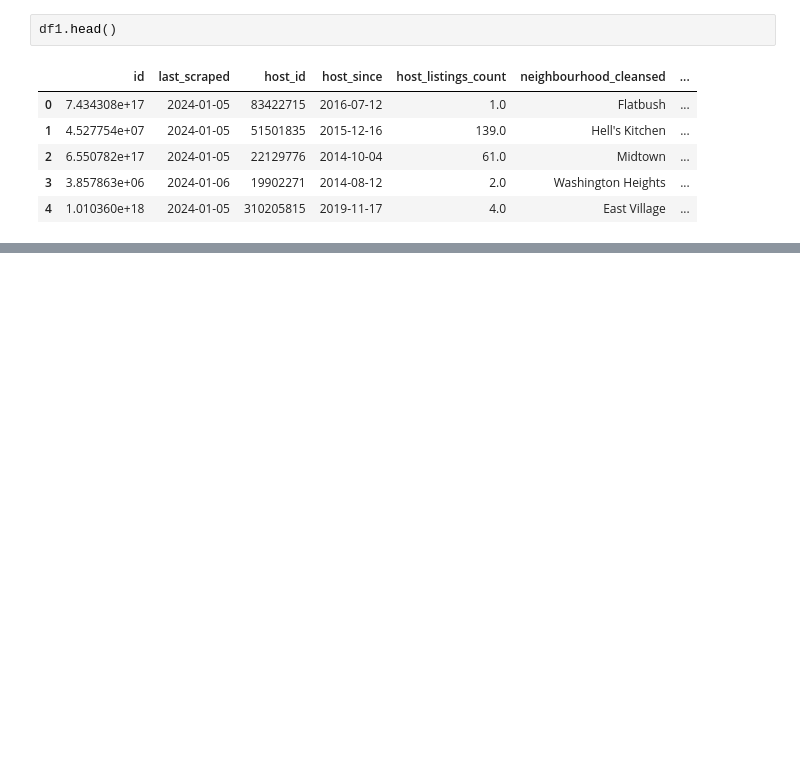
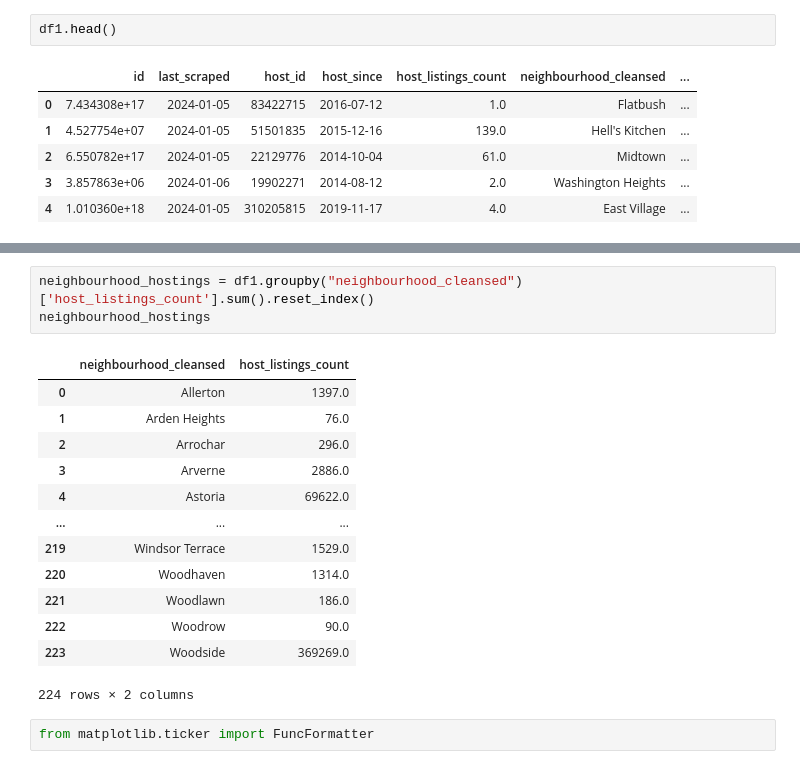
Before and after one commit to The-Five-Musketeers/group_project1, a Jupyter notebook: Airbnb_2.ipynb, the cells around one changed output, grey strips where cells are left out. Cells and saved outputs as stored; diff of their text form; blank space fills up the shorter version.

```diff
--- a/Airbnb_2.ipynb
+++ b/Airbnb_2.ipynb
@@ -145,0 +183,19 @@ df1.head()
+# %%
+neighbourhood_hostings = df1.groupby("neighbourhood_cleansed")['host_listings_count'].sum().reset_index()
+neighbourhood_hostings
+# %% [output]
+|  | neighbourhood_cleansed | host_listings_count |
+| 0 | Allerton | 1397.0 |
+| 1 | Arden Heights | 76.0 |
+| 2 | Arrochar | 296.0 |
+| 3 | Arverne | 2886.0 |
+| 4 | Astoria | 69622.0 |
+| ... | ... | ... |
+| 219 | Windsor Terrace | 1529.0 |
+| 220 | Woodhaven | 1314.0 |
+| 221 | Woodlawn | 186.0 |
+| 222 | Woodrow | 90.0 |
+| 223 | Woodside | 369269.0 |
+224 rows × 2 columns
+# %%
+from matplotlib.ticker import FuncFormatter
```
Also changed, not shown: parts of 3 cells of this notebook.
